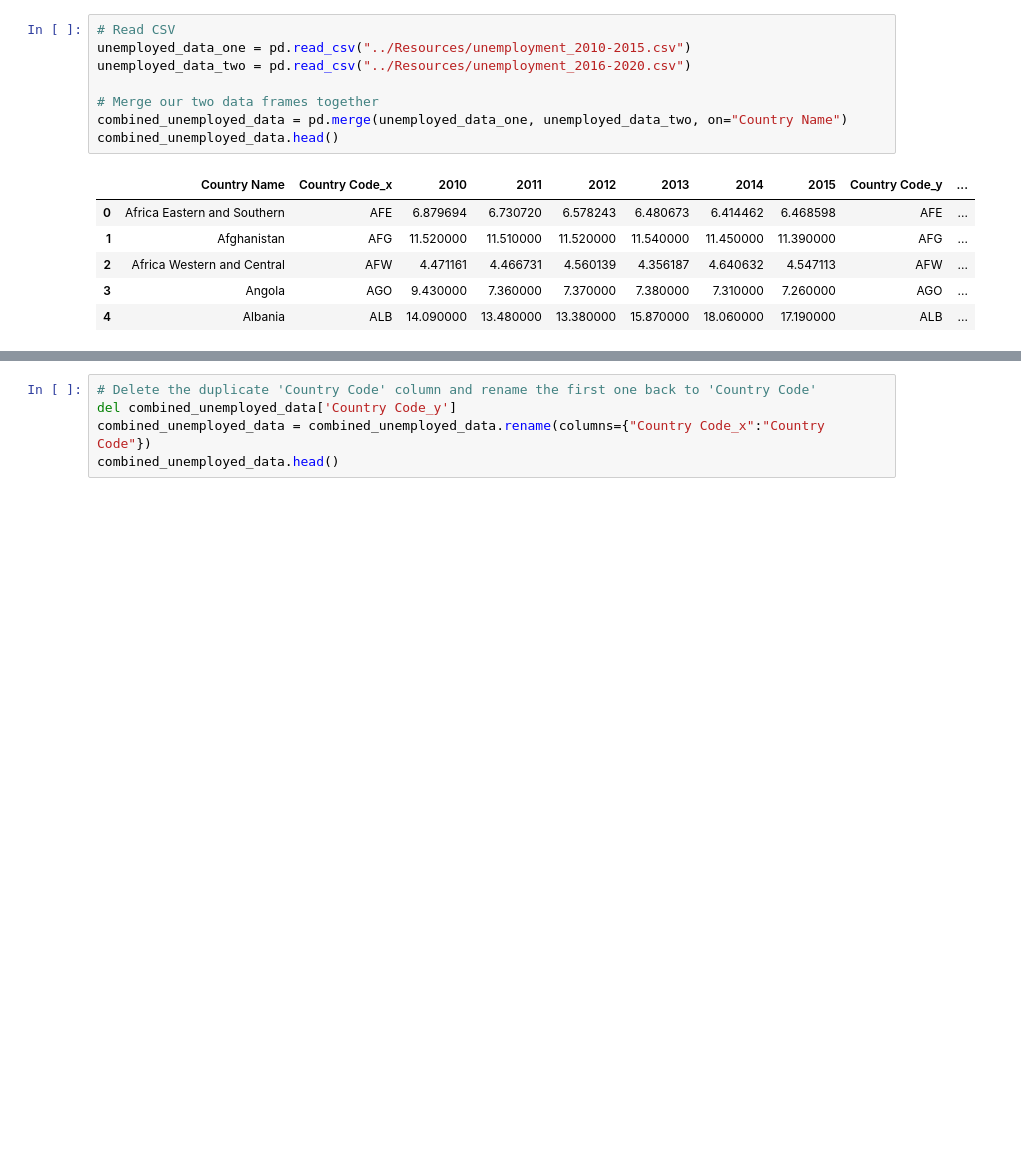
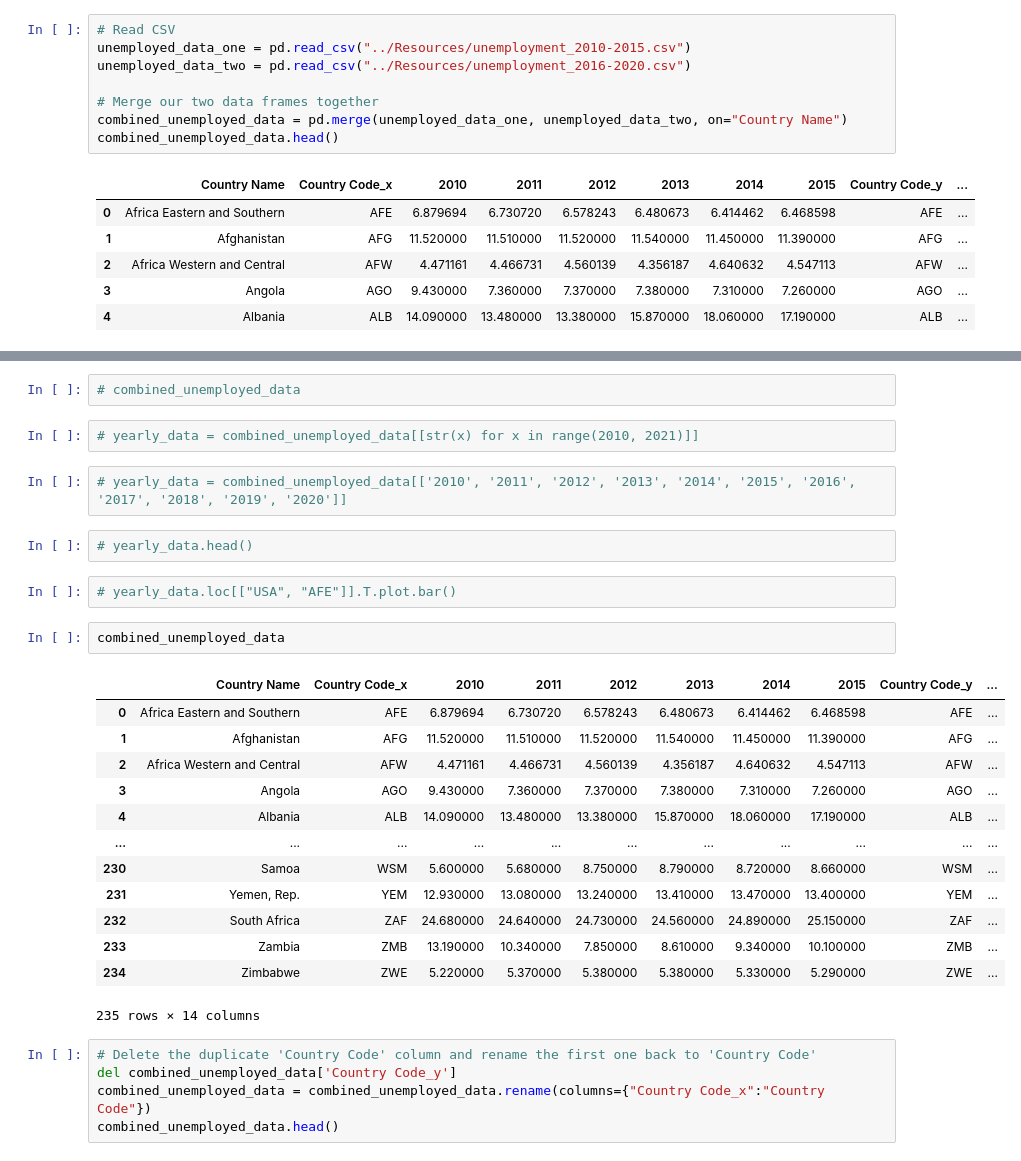
Before and after one commit to kevinxtian1/python-api-challenge, a Jupyter notebook: 01-Lesson-Plans/05-Data-Visualization/2/Activities/07-Ins_PandasMultiLine/Solved/unemploy_chart_solution.ipynb, the cells around one changed output, grey strips where cells are left out. Saved outputs shown, nothing was run; the diff lists cells and outputs as text; blank space fills up the shorter version.

```diff
--- a/01-Lesson-Plans/05-Data-Visualization/2/Activities/07-Ins_PandasMultiLine/Solved/unemploy_chart_solution.ipynb
+++ b/01-Lesson-Plans/05-Data-Visualization/2/Activities/07-Ins_PandasMultiLine/Solved/unemploy_chart_solution.ipynb
@@ -21,3 +29,29 @@ combined_unemployed_data.head()
+# %%
+# combined_unemployed_data
+# %%
+# yearly_data = combined_unemployed_data[[str(x) for x in range(2010, 2021)]]
+# %%
+# yearly_data = combined_unemployed_data[['2010', '2011', '2012', '2013', '2014', '2015', '2016', '2017', '2018', '2019', '2020']]
+# %%
+# yearly_data.head()
+# %%
+# yearly_data.loc[["USA", "AFE"]].T.plot.bar()
+# %%
+combined_unemployed_data
+# %% [output]
+|  | Country Name | Country Code_x | 2010 | 2011 | 2012 | 2013 | 2014 | 2015 | Country Code_y | ... |
+| 0 | Africa Eastern and Southern | AFE | 6.879694 | 6.730720 | 6.578243 | 6.480673 | 6.414462 | 6.468598 | AFE | ... |
+| 1 | Afghanistan | AFG | 11.520000 | 11.510000 | 11.520000 | 11.540000 | 11.450000 | 11.390000 | AFG | ... |
+| 2 | Africa Western and Central | AFW | 4.471161 | 4.466731 | 4.560139 | 4.356187 | 4.640632 | 4.547113 | AFW | ... |
+| 3 | Angola | AGO | 9.430000 | 7.360000 | 7.370000 | 7.380000 | 7.310000 | 7.260000 | AGO | ... |
+| 4 | Albania | ALB | 14.090000 | 13.480000 | 13.380000 | 15.870000 | 18.060000 | 17.190000 | ALB | ... |
+| ... | ... | ... | ... | ... | ... | ... | ... | ... | ... | ... |
+| 230 | Samoa | WSM | 5.600000 | 5.680000 | 8.750000 | 8.790000 | 8.720000 | 8.660000 | WSM | ... |
+| 231 | Yemen, Rep. | YEM | 12.930000 | 13.080000 | 13.240000 | 13.410000 | 13.470000 | 13.400000 | YEM | ... |
+| 232 | South Africa | ZAF | 24.680000 | 24.640000 | 24.730000 | 24.560000 | 24.890000 | 25.150000 | ZAF | ... |
+| 233 | Zambia | ZMB | 13.190000 | 10.340000 | 7.850000 | 8.610000 | 9.340000 | 10.100000 | ZMB | ... |
+| 234 | Zimbabwe | ZWE | 5.220000 | 5.370000 | 5.380000 | 5.380000 | 5.330000 | 5.290000 | ZWE | ... |
+235 rows × 14 columns
 # %%
 # Delete the duplicate 'Country Code' column and rename the first one back to 'Country Code'
 del combined_unemployed_data['Country Code_y']
```
Also changed, not shown: parts of 9 cells of this notebook, 1 other file.
